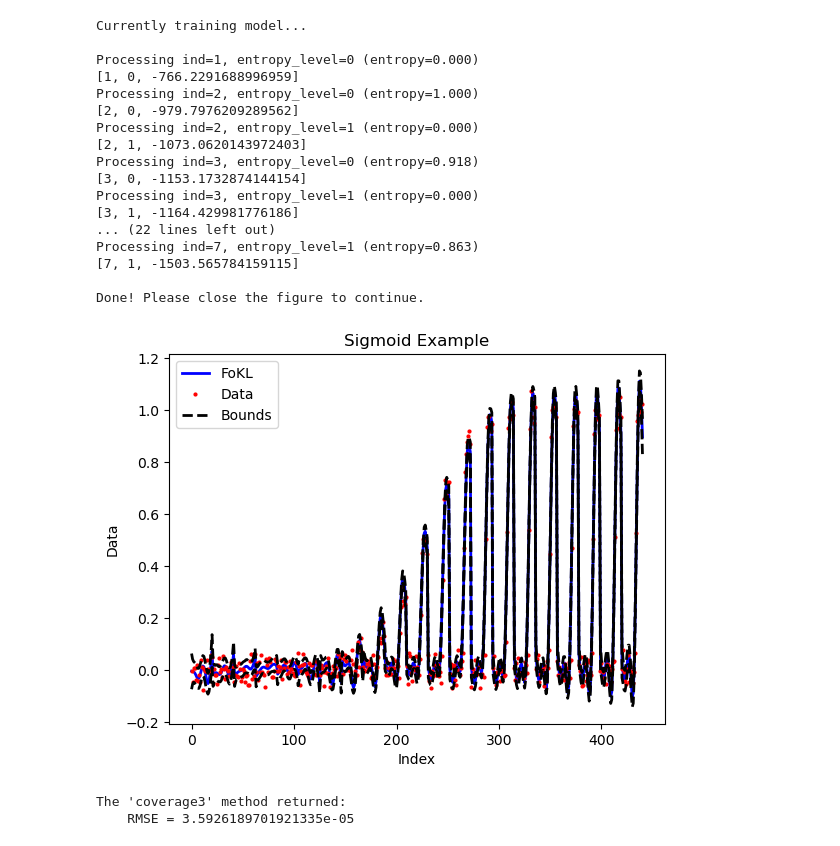
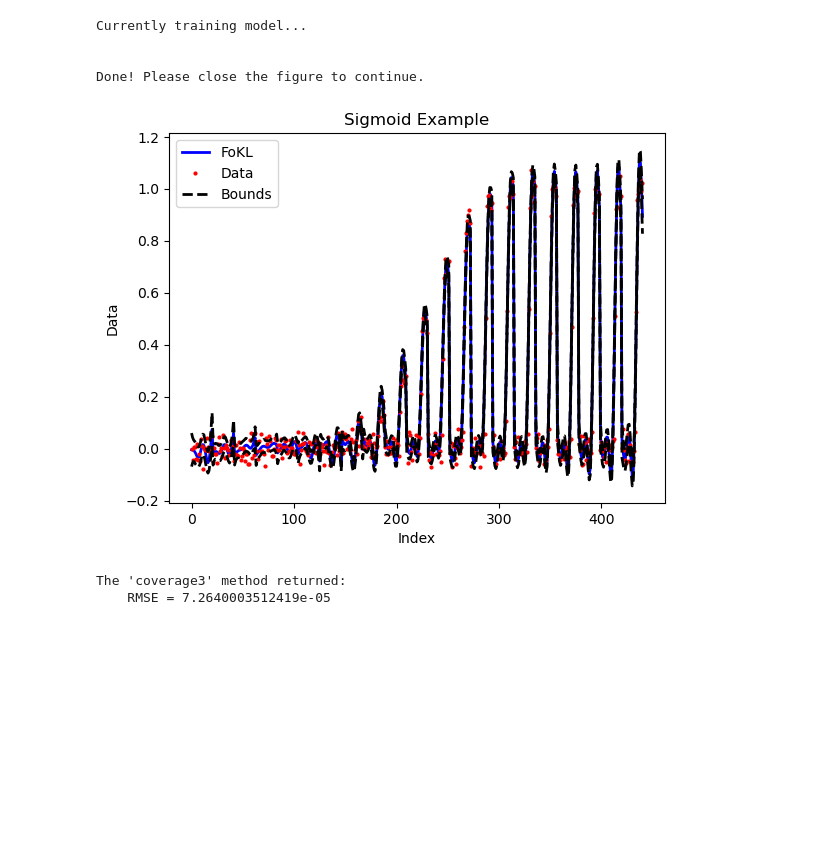
Before and after one commit to michaelwfouts/Modularization, a Jupyter notebook: test.ipynb, the cells around one changed output. Cells and saved outputs as stored; diff of their text form; code cells hidden in the pictures; blank space fills up the shorter version.

```diff
--- a/test.ipynb
+++ b/test.ipynb
@@ -8,47 +8,34 @@ import numpy as np
 # %%
 # Known dataset:
 x_grid = np.loadtxt('src/FoKL/x.csv', dtype=float, delimiter=',')  # first input
 y_grid = np.loadtxt('src/FoKL/y.csv', dtype=float, delimiter=',')  # second input
 z_grid = np.loadtxt('src/FoKL/z.csv', dtype=float, delimiter=',')  # data
 
 # Some formatting of dataset (i.e., reshaping grid matrices into vectors via fortran index order):
 m, n = np.shape(x_grid) # == np.shape(y_grid) == np.shape(z_grid) == dimensions of grid
 x = np.reshape(x_grid, (m * n, 1), order='F')
 y = np.reshape(y_grid, (m * n, 1), order='F')
 z = np.reshape(z_grid, (m * n, 1), order='F')
 
 # Initializing FoKL model with some user-defined hyperparameters (leaving others blank for default values) and
 # turning off user-warnings (i.e., warnings from FoKL) since working example requires no troubleshooting:
-model = FoKLRoutines.FoKL(a=9, b=0.01, atau=3, btau=4000, aic=False, UserWarnings=False)
+model = FoKLRoutines.FoKL(a=9, b=0.01, atau=3, btau=4000, aic=False, UserWarnings=False, ConsoleOutput=False)
 
 # Running emulator routine (i.e., 'fit') to train model:
 print("\nCurrently training model...\n")
 betas, mtx, ev = model.fit([x, y], z, clean=True)
 
 # Evaluating and visualizing predicted values of data as a function of all inputs (train set plus test set):
 print("\nDone! Please close the figure to continue.")
 _, _, rmse = model.coverage3(plot=True, title='Sigmoid Example')
 
 # Post-processing:
 print(f"\nThe 'coverage3' method returned:\n    RMSE = {rmse}")
 # %% [output]
 Currently training model...
 
-Processing ind=1, entropy_level=0 (entropy=0.000)
-[1, 0, -766.2291688996959]
-Processing ind=2, entropy_level=0 (entropy=1.000)
-[2, 0, -979.7976209289562]
-Processing ind=2, entropy_level=1 (entropy=0.000)
-[2, 1, -1073.0620143972403]
-Processing ind=3, entropy_level=0 (entropy=0.918)
-[3, 0, -1153.1732874144154]
-Processing ind=3, entropy_level=1 (entropy=0.000)
-[3, 1, -1164.429981776186]
-... (22 lines left out)
-Processing ind=7, entropy_level=1 (entropy=0.863)
-[7, 1, -1503.565784159115]
 
 Done! Please close the figure to continue.
-[figure, old version]
+[figure, new version]
 The 'coverage3' method returned:
-    RMSE = 3.5926189701921335e-05
+    RMSE = 7.2640003512419e-05
```
Also changed, not shown: parts of 8 cells of this notebook, 1 other file.
